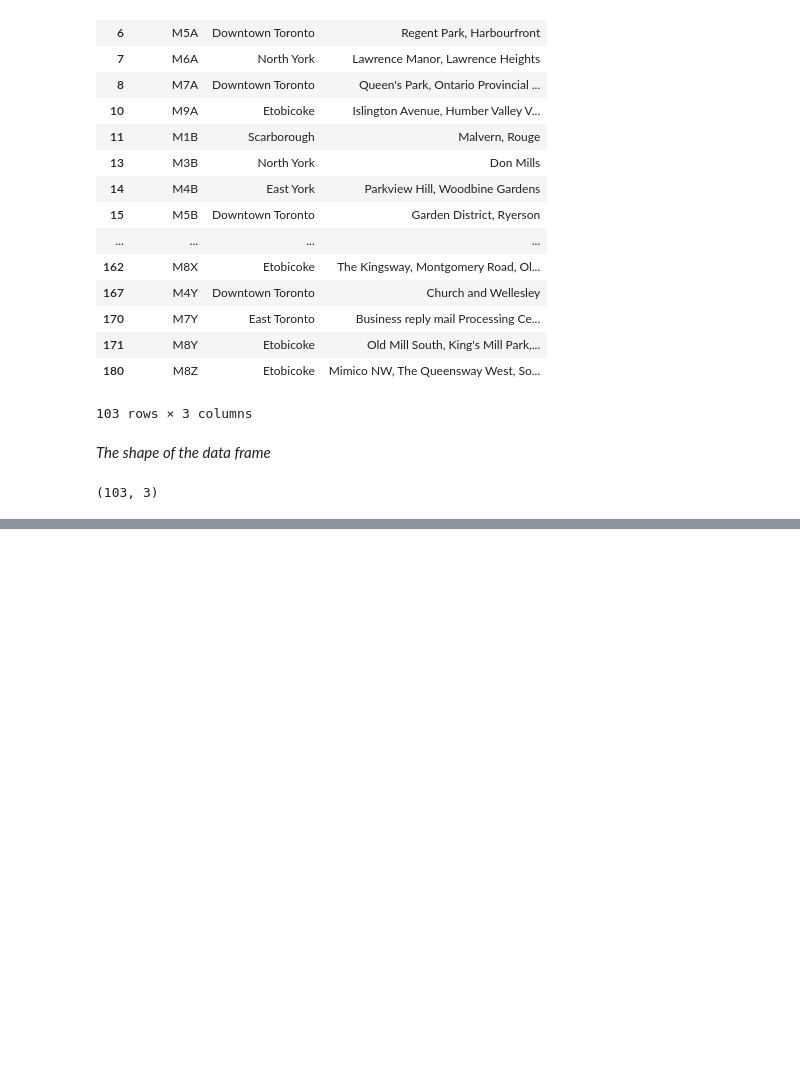
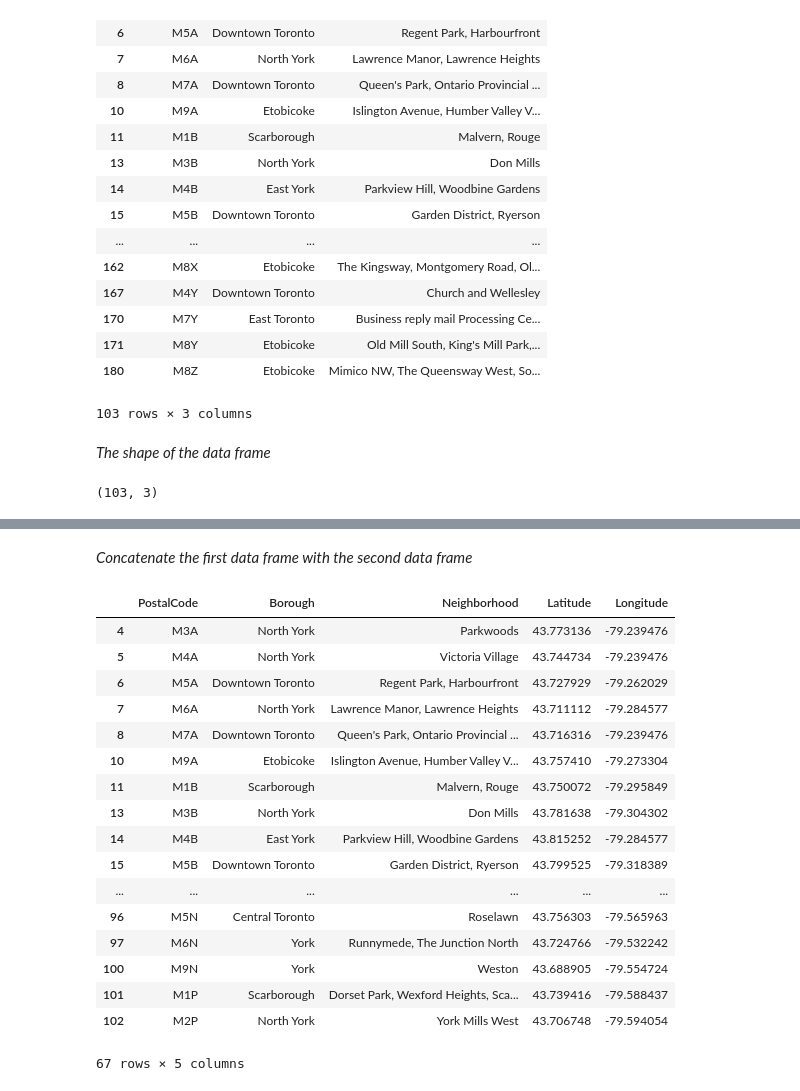
Before and after one commit to stein463/AppliedDataScienceCapstoneIBM, a Jupyter notebook: Segmenting and Clustering Neighborhoods in Toronto.ipynb, the cells around one changed output, grey strips where cells are left out. Saved outputs shown, nothing was run; the diff lists cells and outputs as text; code cells hidden in the pictures; blank space fills up the shorter version.

Commit message:
Adjusted file to add on coordinates to data frame.

```diff
--- a/Segmenting and Clustering Neighborhoods in Toronto.ipynb
+++ b/Segmenting and Clustering Neighborhoods in Toronto.ipynb
@@ -135,0 +117,23 @@ Geocoder imported
+# %%
+import types
+import pandas as pd
+from botocore.client import Config
+import ibm_boto3
+
+def __iter__(self): return 0
+
+# @hidden_cell
+# The following code accesses a file in your IBM Cloud Object Storage. It includes your credentials.
+# You might want to remove those credentials before you share the notebook.
+client_d2ace076bcf7422e9b9e315ec7ec7124 = ibm_boto3.client(service_name='s3',
+    ibm_api_key_id='2TR9gKscfw6RsLXQNAV-Gr1WCwLwkARuyeB3qEAfsk-a',
+    ibm_auth_endpoint="https://iam.cloud.ibm.com/oidc/token",
+    config=Config(signature_version='oauth'),
+    endpoint_url='https://s3-api.us-geo.objectstorage.service.networklayer.com')
+
+body = client_d2ace076bcf7422e9b9e315ec7ec7124.get_object(Bucket='demoproject-donotdelete-pr-znrivn1wrcvcgp',Key='Geospatial_Coordinates.csv')['Body']
+# add missing __iter__ method, so pandas accepts body as file-like object
+if not hasattr(body, "__iter__"): body.__iter__ = types.MethodType( __iter__, body )
+
+df_data_1 = pd.read_csv(body)
+df_data_1.head()
@@ -135,0 +147,25 @@ Geocoder imported
+# %% [markdown]
+*Concatenate the first data frame with the second data frame*
+# %%
+df2 = pd.merge(df, df_data_1, left_index=True, right_index=True)
+df2 = df2.drop(columns=['Postal Code'])
+df2
+# %% [output]
+|  | PostalCode | Borough | Neighborhood | Latitude | Longitude |
+| 4 | M3A | North York | Parkwoods | 43.773136 | -79.239476 |
+| 5 | M4A | North York | Victoria Village | 43.744734 | -79.239476 |
+| 6 | M5A | Downtown Toronto | Regent Park, Harbourfront | 43.727929 | -79.262029 |
+| 7 | M6A | North York | Lawrence Manor, Lawrence Heights | 43.711112 | -79.284577 |
+| 8 | M7A | Downtown Toronto | Queen's Park, Ontario Provincial ... | 43.716316 | -79.239476 |
+| 10 | M9A | Etobicoke | Islington Avenue, Humber Valley V... | 43.757410 | -79.273304 |
+| 11 | M1B | Scarborough | Malvern, Rouge | 43.750072 | -79.295849 |
+| 13 | M3B | North York | Don Mills | 43.781638 | -79.304302 |
+| 14 | M4B | East York | Parkview Hill, Woodbine Gardens | 43.815252 | -79.284577 |
+| 15 | M5B | Downtown Toronto | Garden District, Ryerson | 43.799525 | -79.318389 |
+| ... | ... | ... | ... | ... | ... |
+| 96 | M5N | Central Toronto | Roselawn | 43.756303 | -79.565963 |
+| 97 | M6N | York | Runnymede, The Junction North | 43.724766 | -79.532242 |
+| 100 | M9N | York | Weston | 43.688905 | -79.554724 |
+| 101 | M1P | Scarborough | Dorset Park, Wexford Heights, Sca... | 43.739416 | -79.588437 |
+| 102 | M2P | North York | York Mills West | 43.706748 | -79.594054 |
+67 rows × 5 columns
```
Also changed, not shown: parts of 8 cells of this notebook.
